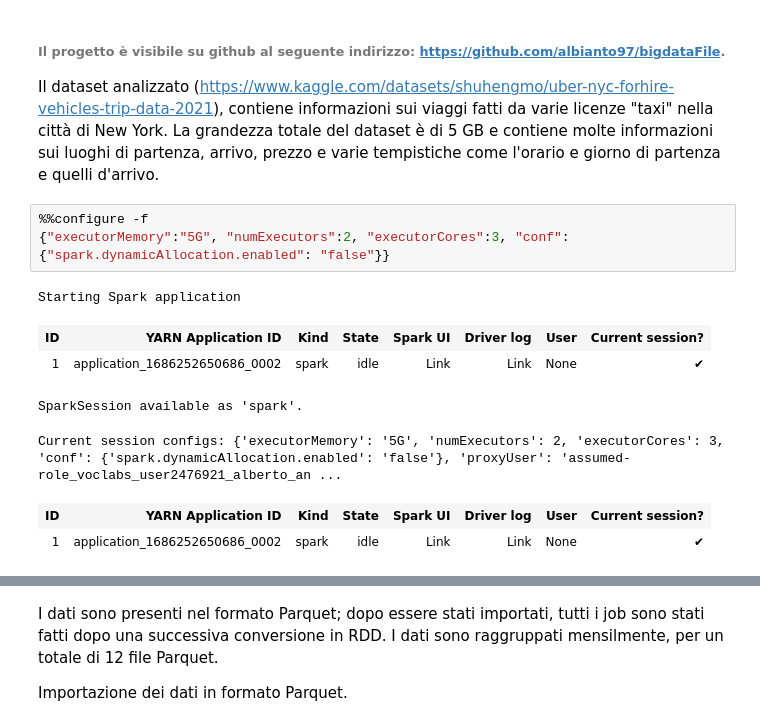
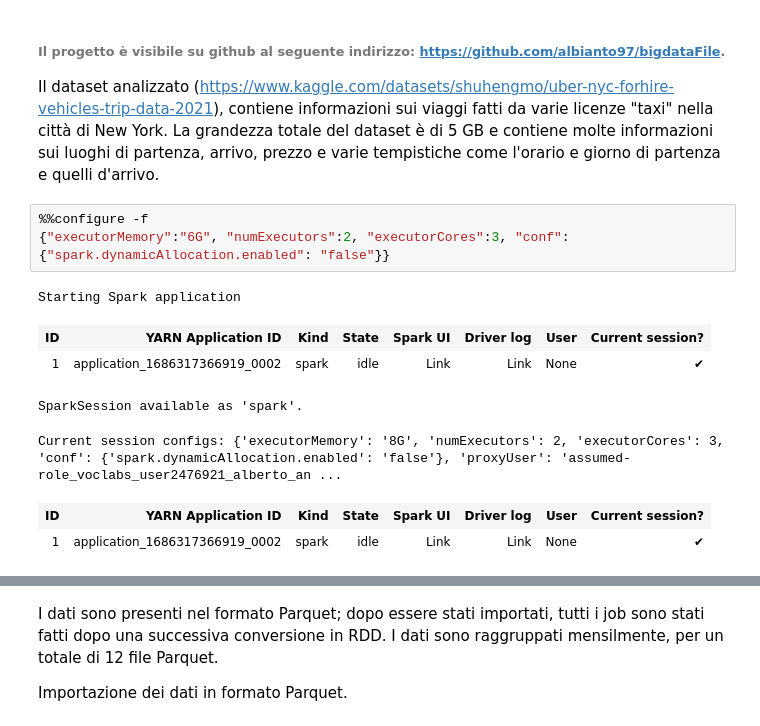
Before and after one commit to albianto97/bigdataFile, a Jupyter notebook: ProgettoBigDataAlbi.ipynb, the cells around one changed output, grey strips where cells are left out. Saved outputs shown, nothing was run; the diff lists cells and outputs as text.

```diff
--- a/ProgettoBigDataAlbi.ipynb
+++ b/ProgettoBigDataAlbi.ipynb
@@ -5,16 +5,16 @@ Il dataset analizzato (https://www.kaggle.com/datasets/shuhengmo/uber-nyc-forhir
 La grandezza totale del dataset è di 5 GB e contiene molte informazioni sui luoghi di partenza, arrivo, prezzo e varie tempistiche come l'orario e giorno di partenza e quelli d'arrivo.
 # %%
 %%configure -f
-{"executorMemory":"5G", "numExecutors":2, "executorCores":3, "conf":
+{"executorMemory":"6G", "numExecutors":2, "executorCores":3, "conf":
 {"spark.dynamicAllocation.enabled": "false"}}
 # %% [output]
 Starting Spark application
 | ID | YARN Application ID | Kind | State | Spark UI | Driver log | User | Current session? |
-| 1 | application_1686252650686_0002 | spark | idle | Link | Link | None | ✔ |
+| 1 | application_1686317366919_0002 | spark | idle | Link | Link | None | ✔ |
 SparkSession available as 'spark'.
-Current session configs: {'executorMemory': '5G', 'numExecutors': 2, 'executorCores': 3, 'conf': {'spark.dynamicAllocation.enabled': 'false'}, 'proxyUser': 'assumed-role_voclabs_user2476921_alberto_an ...
+Current session configs: {'executorMemory': '8G', 'numExecutors': 2, 'executorCores': 3, 'conf': {'spark.dynamicAllocation.enabled': 'false'}, 'proxyUser': 'assumed-role_voclabs_user2476921_alberto_an ...
 | ID | YARN Application ID | Kind | State | Spark UI | Driver log | User | Current session? |
-| 1 | application_1686252650686_0002 | spark | idle | Link | Link | None | ✔ |
+| 1 | application_1686317366919_0002 | spark | idle | Link | Link | None | ✔ |
 # %%
 val bucketname = "unibo-bd-antonelli2023"
 val path_ml_tripdata =
```
Also changed, not shown: parts of 42 cells of this notebook, 1 other file.
